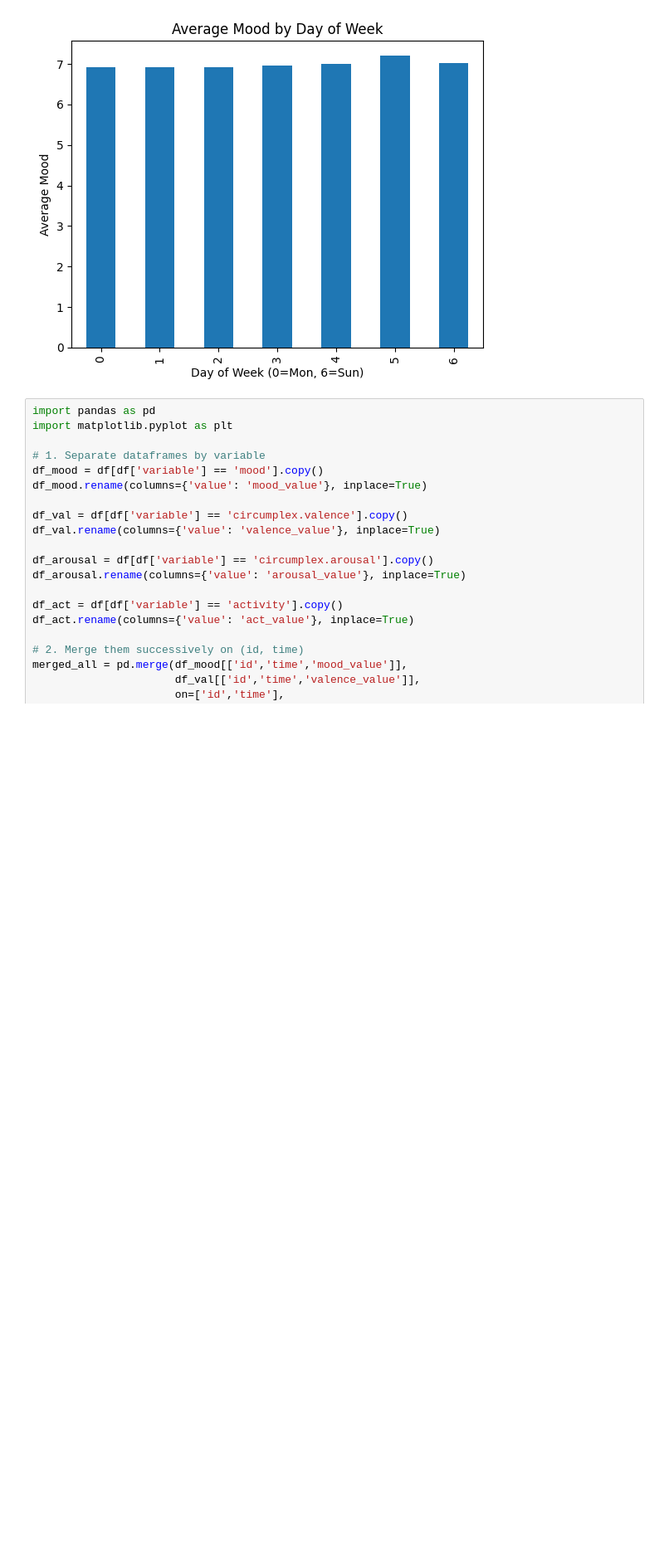
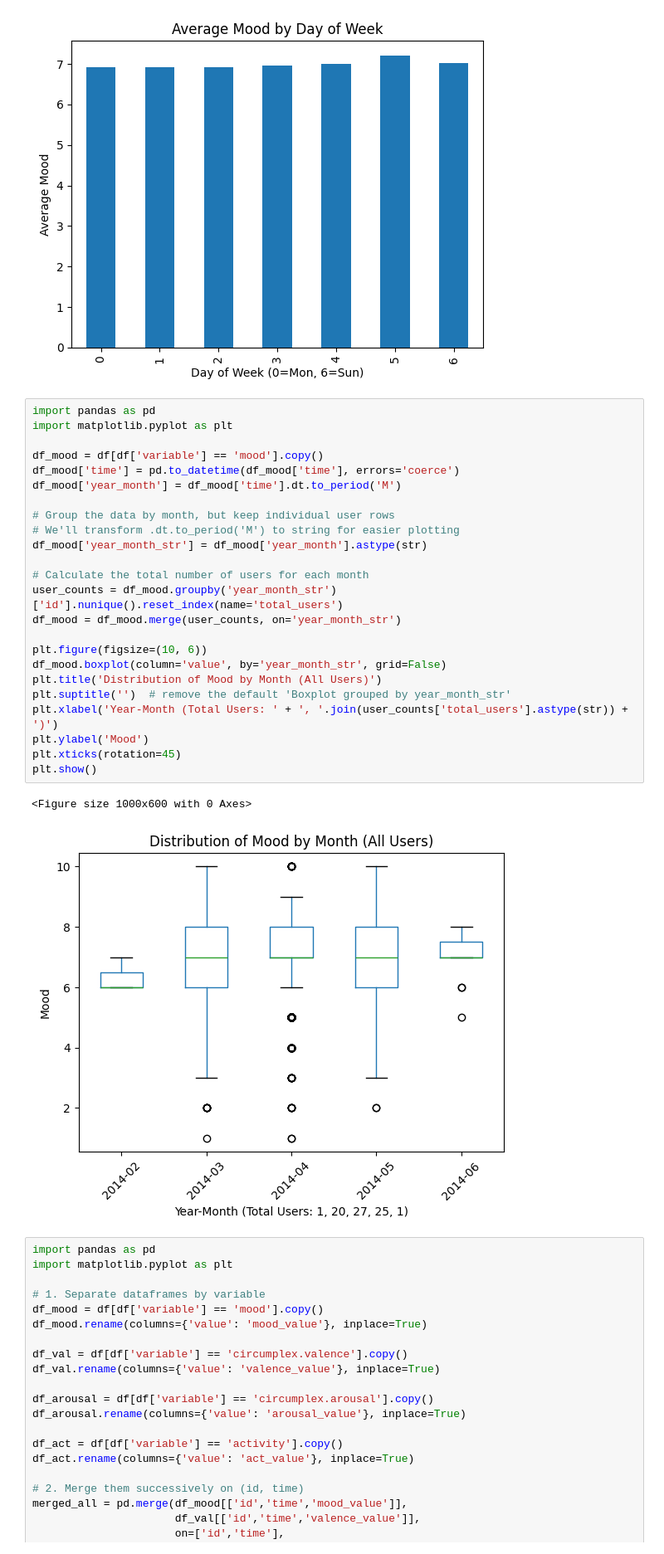
Before and after one commit to kuuroooo/data-mining, a Jupyter notebook: exploration.ipynb, the cells around one changed output. Shown at 83% size. Saved outputs shown, nothing was run; the diff lists cells and outputs as text; blank space fills up the shorter version.

```diff
--- a/exploration.ipynb
+++ b/exploration.ipynb
@@ -215,6 +236,33 @@ plt.title('Average Mood by Day of Week')
 plt.show()
 # %% [output]
 [figure]
+# %%
+import pandas as pd
+import matplotlib.pyplot as plt
+
+df_mood = df[df['variable'] == 'mood'].copy()
+df_mood['time'] = pd.to_datetime(df_mood['time'], errors='coerce')
+df_mood['year_month'] = df_mood['time'].dt.to_period('M')
+
+# Group the data by month, but keep individual user rows
+# We'll transform .dt.to_period('M') to string for easier plotting
+df_mood['year_month_str'] = df_mood['year_month'].astype(str)
+
+# Calculate the total number of users for each month
+user_counts = df_mood.groupby('year_month_str')['id'].nunique().reset_index(name='total_users')
+df_mood = df_mood.merge(user_counts, on='year_month_str')
+
+plt.figure(figsize=(10, 6))
+df_mood.boxplot(column='value', by='year_month_str', grid=False)
+plt.title('Distribution of Mood by Month (All Users)')
+plt.suptitle('')  # remove the default 'Boxplot grouped by year_month_str'
+plt.xlabel('Year-Month (Total Users: ' + ', '.join(user_counts['total_users'].astype(str)) + ')')
+plt.ylabel('Mood')
+plt.xticks(rotation=45)
+plt.show()
+# %% [output]
+<Figure size 1000x600 with 0 Axes>
+[figure, added]
 # %%
 import pandas as pd
 import matplotlib.pyplot as plt
```
Also changed, not shown: parts of 7 cells of this notebook, 8 other files.
